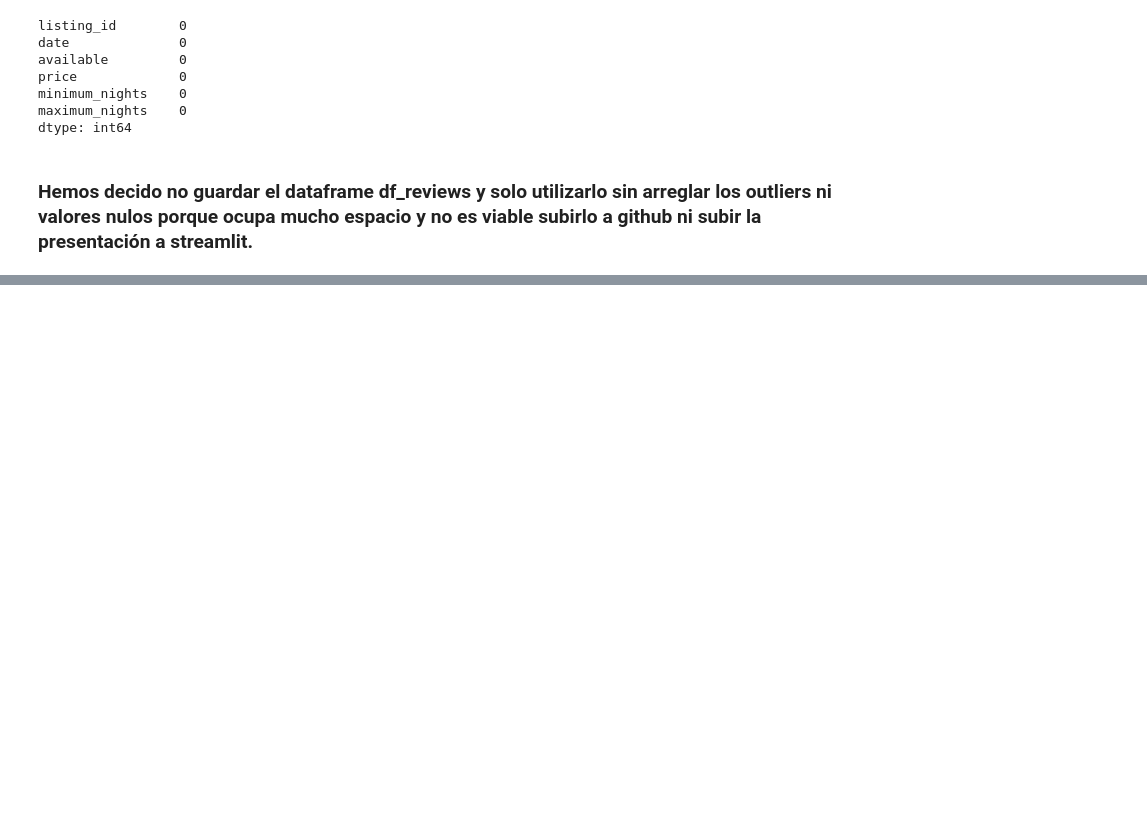
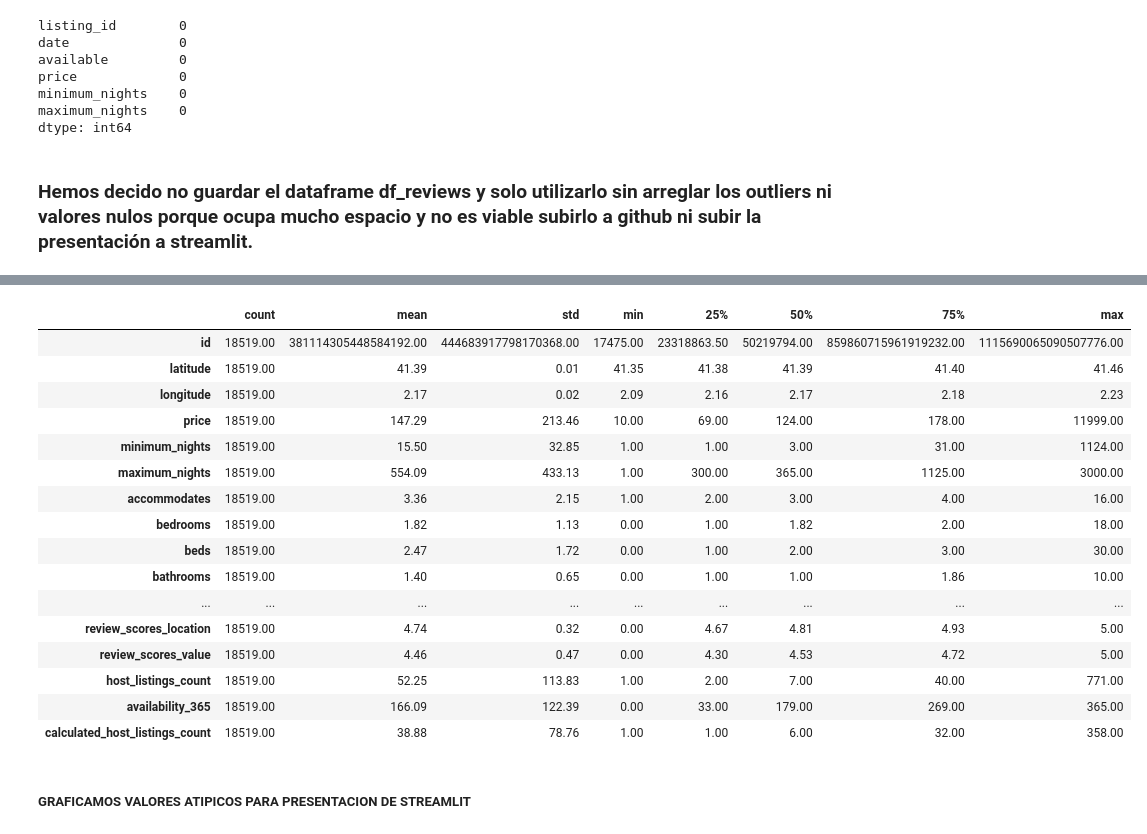
Before and after one commit to JuliAlejandroBrionesMorales/Airbnb_Barcelona, a Jupyter notebook: 1. Analisis_valores_nulos.ipynb, the cells around one changed output, grey strips where cells are left out. Cells and saved outputs as stored; diff of their text form; code cells hidden in the pictures; blank space fills up the shorter version.

```diff
--- a/1. Analisis_valores_nulos.ipynb
+++ b/1. Analisis_valores_nulos.ipynb
@@ -671,0 +719,20 @@ Archivos Feather guardados en la carpeta: /Users/juliobrionesmorales/Documents/G
+# %%
+df_listings.describe().T
+# %% [output]
+|  | count | mean | std | min | 25% | 50% | 75% | max |
+| id | 18519.00 | 381114305448584192.00 | 444683917798170368.00 | 17475.00 | 23318863.50 | 50219794.00 | 859860715961919232.00 | 1115690065090507776.00 |
+| latitude | 18519.00 | 41.39 | 0.01 | 41.35 | 41.38 | 41.39 | 41.40 | 41.46 |
+| longitude | 18519.00 | 2.17 | 0.02 | 2.09 | 2.16 | 2.17 | 2.18 | 2.23 |
+| price | 18519.00 | 147.29 | 213.46 | 10.00 | 69.00 | 124.00 | 178.00 | 11999.00 |
+| minimum_nights | 18519.00 | 15.50 | 32.85 | 1.00 | 1.00 | 3.00 | 31.00 | 1124.00 |
+| maximum_nights | 18519.00 | 554.09 | 433.13 | 1.00 | 300.00 | 365.00 | 1125.00 | 3000.00 |
+| accommodates | 18519.00 | 3.36 | 2.15 | 1.00 | 2.00 | 3.00 | 4.00 | 16.00 |
+| bedrooms | 18519.00 | 1.82 | 1.13 | 0.00 | 1.00 | 1.82 | 2.00 | 18.00 |
+| beds | 18519.00 | 2.47 | 1.72 | 0.00 | 1.00 | 2.00 | 3.00 | 30.00 |
+| bathrooms | 18519.00 | 1.40 | 0.65 | 0.00 | 1.00 | 1.00 | 1.86 | 10.00 |
+| ... | ... | ... | ... | ... | ... | ... | ... | ... |
+| review_scores_location | 18519.00 | 4.74 | 0.32 | 0.00 | 4.67 | 4.81 | 4.93 | 5.00 |
+| review_scores_value | 18519.00 | 4.46 | 0.47 | 0.00 | 4.30 | 4.53 | 4.72 | 5.00 |
+| host_listings_count | 18519.00 | 52.25 | 113.83 | 1.00 | 2.00 | 7.00 | 40.00 | 771.00 |
+| availability_365 | 18519.00 | 166.09 | 122.39 | 0.00 | 33.00 | 179.00 | 269.00 | 365.00 |
+| calculated_host_listings_count | 18519.00 | 38.88 | 78.76 | 1.00 | 1.00 | 6.00 | 32.00 | 358.00 |
@@ -671,0 +749,2 @@ Archivos Feather guardados en la carpeta: /Users/juliobrionesmorales/Documents/G
+# %% [markdown]
+##### GRAFICAMOS VALORES ATIPICOS PARA PRESENTACION DE STREAMLIT
```
Also changed, not shown: parts of 248 cells of this notebook, 10 other files.
